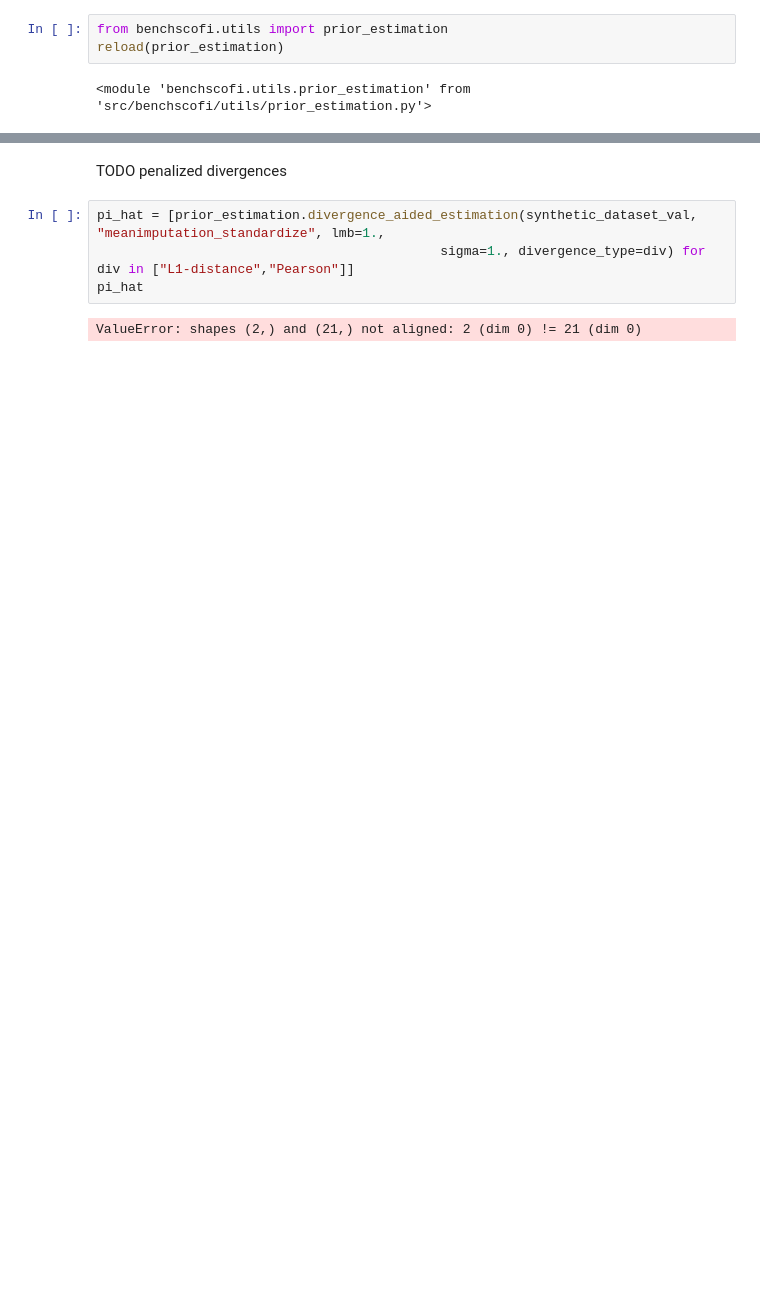
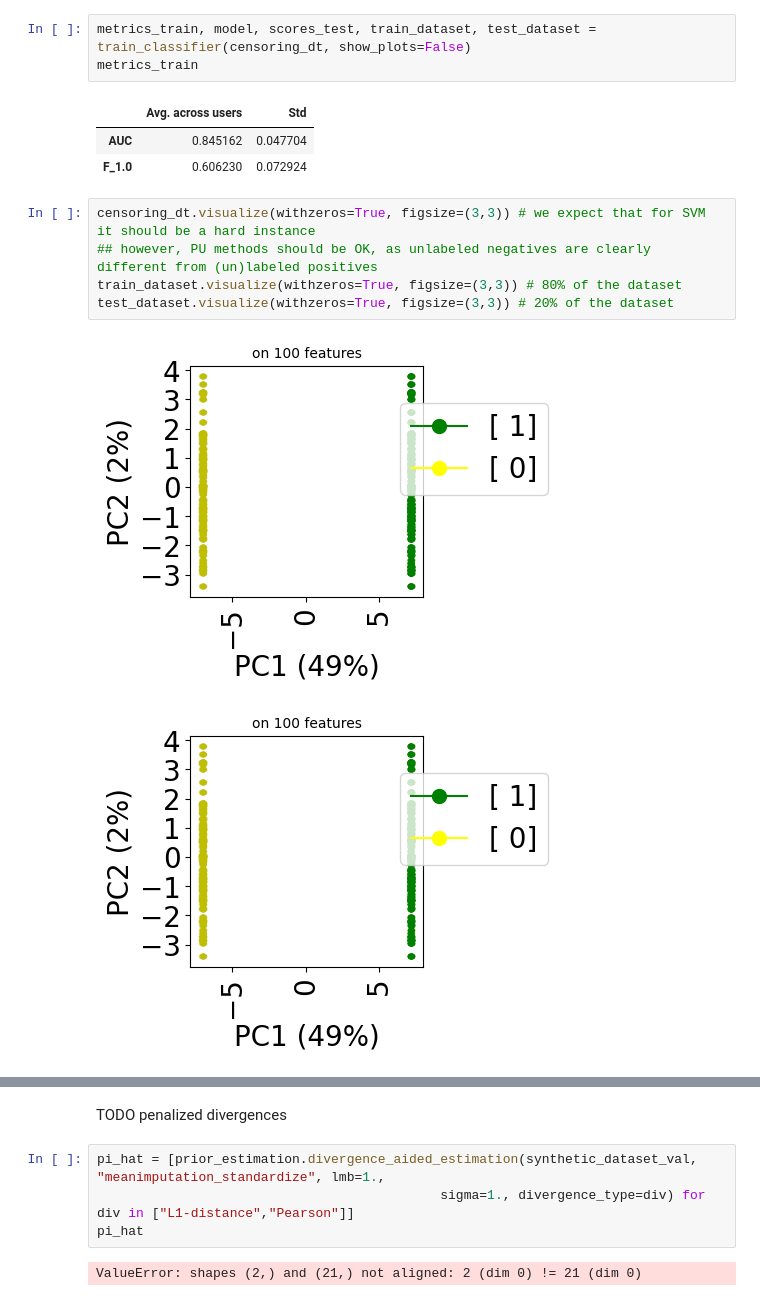
Before and after one commit to jaybee84/benchscofi, a Jupyter notebook: Class prior estimation.ipynb, the cells around one changed output, grey strips where cells are left out. Cells and saved outputs as stored; diff of their text form; blank space fills up the shorter version.

```diff
--- a/Class prior estimation.ipynb
+++ b/Class prior estimation.ipynb
@@ -173,7 +254,17 @@ If $f_{\widehat{\theta}}(v)=\mathbb{P}(s=1 | v)$ for any $v$, then $e_1=c$. It i
 
 **[1]** Charles Elkan and Keith Noto. Learning classifiers from only positive and unlabeled data. In Proceedings of the 14th ACM SIGKDD international conference on Knowledge discovery and data mining, pages 213–220, 2008.
-# %%
-from benchscofi.utils import prior_estimation
-reload(prior_estimation)
-# %% [output]
-<module 'benchscofi.utils.prior_estimation' from 'src/benchscofi/utils/prior_estimation.py'>
+# %%
+metrics_train, model, scores_test, train_dataset, test_dataset = train_classifier(censoring_dt, show_plots=False)
+metrics_train
+# %% [output]
+|  | Avg. across users | Std |
+| AUC | 0.845162 | 0.047704 |
+| F_1.0 | 0.606230 | 0.072924 |
+# %%
+censoring_dt.visualize(withzeros=True, figsize=(3,3)) # we expect that for SVM it should be a hard instance
+## however, PU methods should be OK, as unlabeled negatives are clearly different from (un)labeled positives
+train_dataset.visualize(withzeros=True, figsize=(3,3)) # 80% of the dataset
+test_dataset.visualize(withzeros=True, figsize=(3,3)) # 20% of the dataset
+# %% [output]
+[figure, added]
+[figure, added]
```
Also changed, not shown: parts of 30 cells of this notebook, 6 other files.
